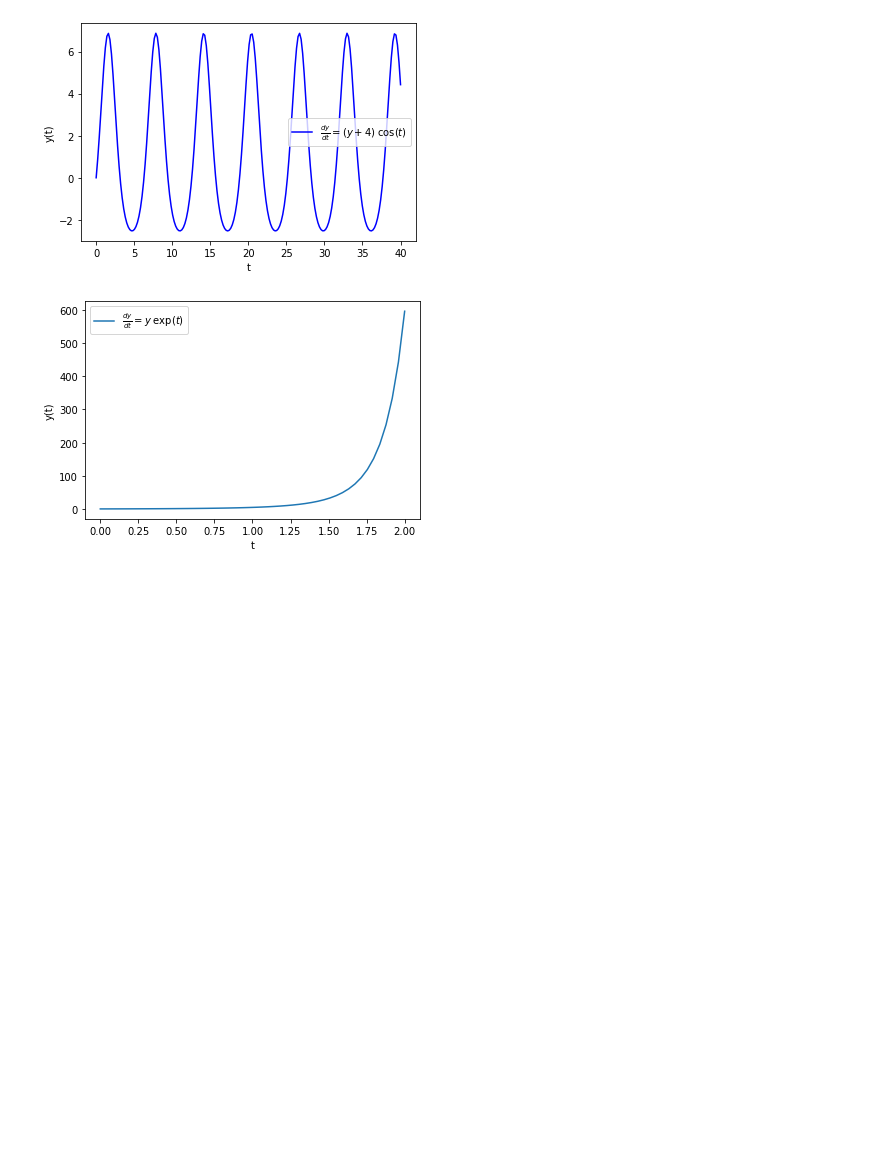
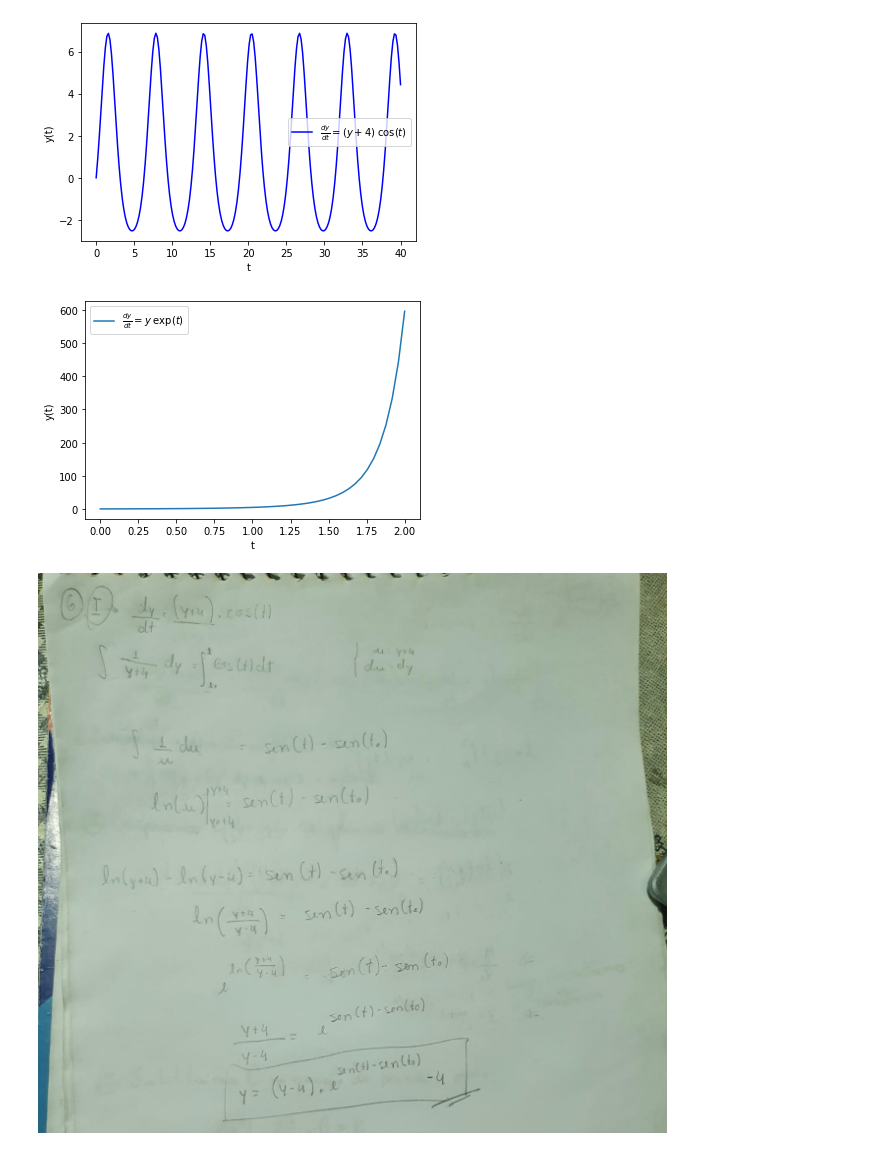
Before and after one commit to joaopmarinho/Numerical-Methods, a Jupyter notebook: lista 1/quest6.ipynb, the cells around one changed output. Cells and saved outputs as stored; diff of their text form; code cells hidden in the pictures; blank space fills up the shorter version.

```diff
--- a/lista 1/quest6.ipynb
+++ b/lista 1/quest6.ipynb
@@ -45,0 +48,4 @@ plt.show()
+# %%
+Image(filename='parte1.png')
+# %% [output]
+[figure, added]
```
Also changed, not shown: parts of 2 cells of this notebook.
